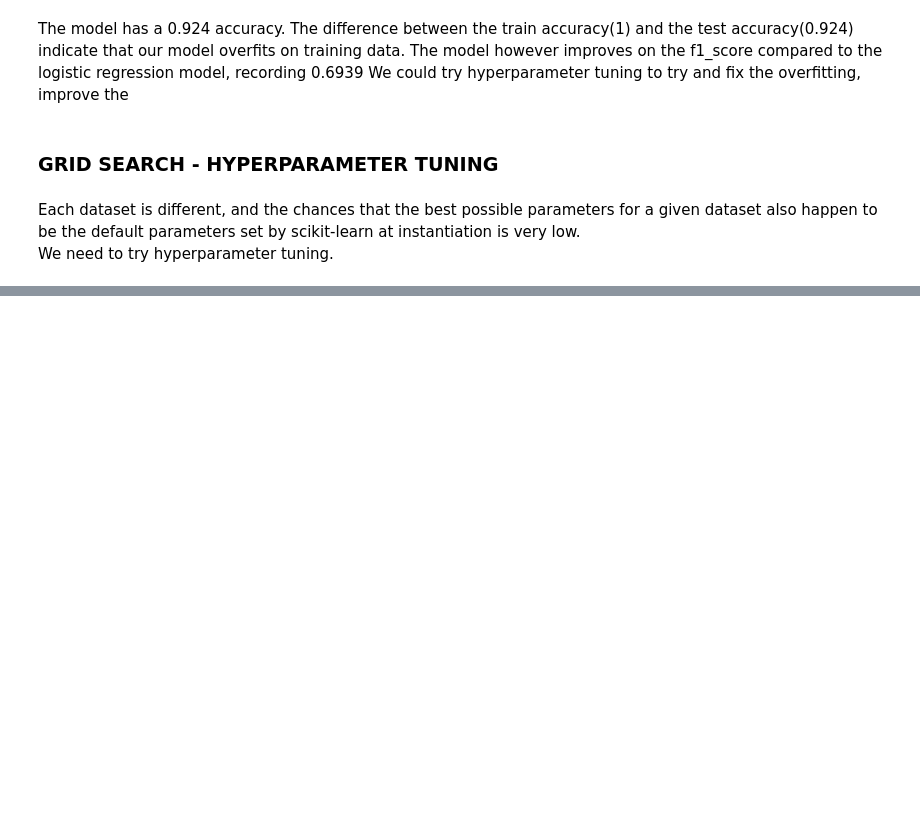
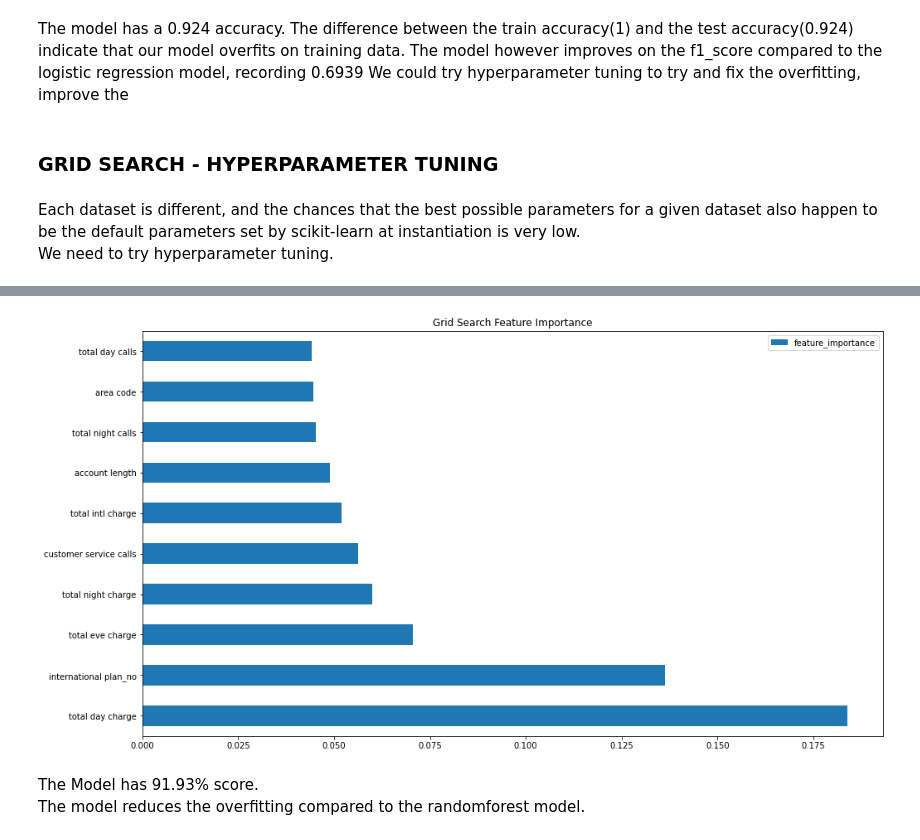
Before and after one commit to esipil/syriatel-customer-churn, a Jupyter notebook: index.ipynb, the cells around one changed output, grey strips where cells are left out. Saved outputs shown, nothing was run; the diff lists cells and outputs as text; code cells hidden in the pictures; blank space fills up the shorter version.

```diff
--- a/index.ipynb
+++ b/index.ipynb
@@ -522,0 +571,10 @@ Best Parameter Combination Found During Grid Search
+# %%
+feature_importances = grid_search_model.best_estimator_.feature_importances_
+feaure_df = pd.DataFrame({"importance": feature_importances}, index=X_train.columns)
+top_10 = feature_df.sort_values(by="feature_importance", ascending=False).head(10)
+forest_feature_importance(top_10, "Grid Search Feature Importance")
+# %% [output]
+[figure, added]
+# %% [markdown]
+The Model has 91.93% score.
+The model reduces the overfitting compared to the randomforest model.
```
Also changed, not shown: parts of 16 cells of this notebook, 1 other file.
